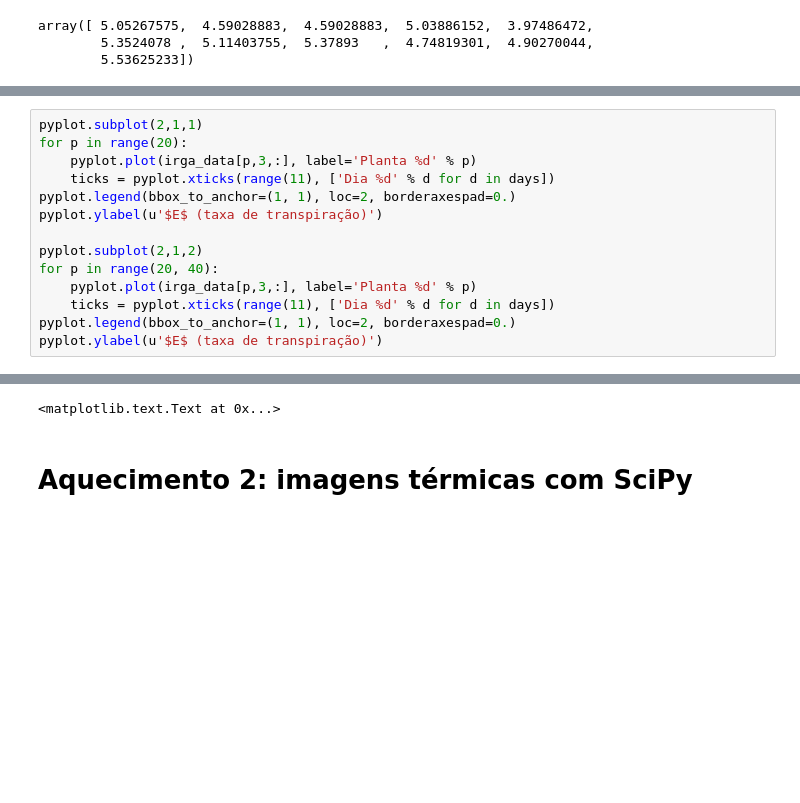
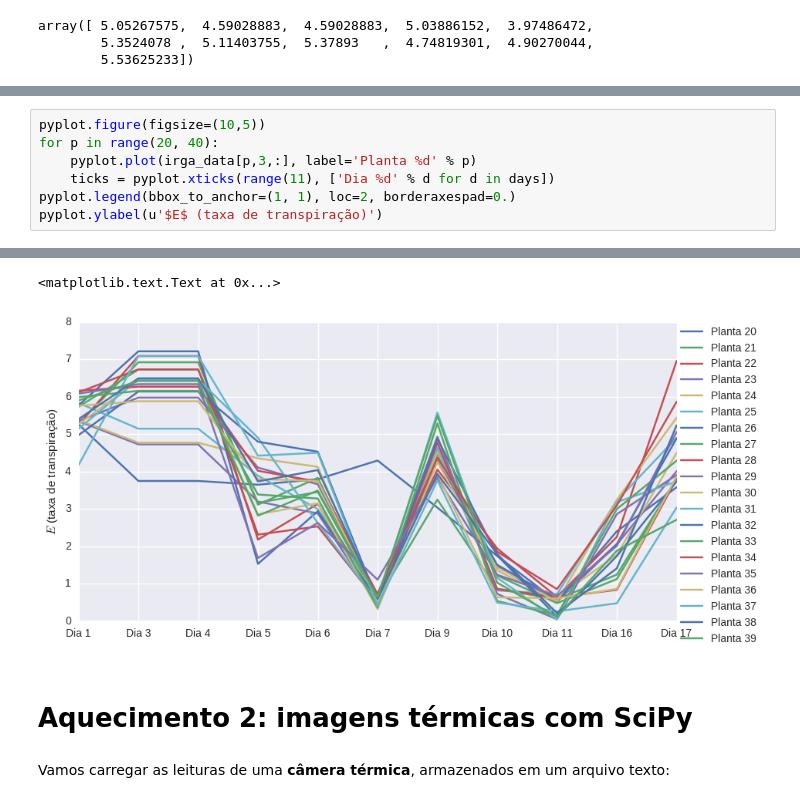
Before and after one commit to amandaortega/scipy-intro, a Jupyter notebook: 00._Aquecimento.ipynb, the cells around one changed output, grey strips where cells are left out. Saved outputs shown, nothing was run; the diff lists cells and outputs as text; blank space fills up the shorter version.

```diff
--- a/00._Aquecimento.ipynb
+++ b/00._Aquecimento.ipynb
@@ -257,12 +276,5 @@ array([ 5.05267575,  4.59028883,  4.59028883,  5.03886152,  3.97486472,
 # %%
-pyplot.subplot(2,1,1)
-for p in range(20):
-    pyplot.plot(irga_data[p,3,:], label='Planta %d' % p)
-    ticks = pyplot.xticks(range(11), ['Dia %d' % d for d in days])
-pyplot.legend(bbox_to_anchor=(1, 1), loc=2, borderaxespad=0.)
-pyplot.ylabel(u'$E$ (taxa de transpiração)')
-
-pyplot.subplot(2,1,2)
+pyplot.figure(figsize=(10,5))
 for p in range(20, 40):
     pyplot.plot(irga_data[p,3,:], label='Planta %d' % p)
     ticks = pyplot.xticks(range(11), ['Dia %d' % d for d in days])
@@ -274,3 +284,6 @@ pyplot.ylabel(u'$E$ (taxa de transpiração)')
 <matplotlib.text.Text at 0x...>
+[figure, added]
 # %% [markdown]
 # Aquecimento 2: imagens térmicas com SciPy
+# %% [markdown]
+Vamos carregar as leituras de uma **câmera térmica**, armazenados em um arquivo texto:
```
Also changed, not shown: parts of 44 cells of this notebook, 7 other files.
